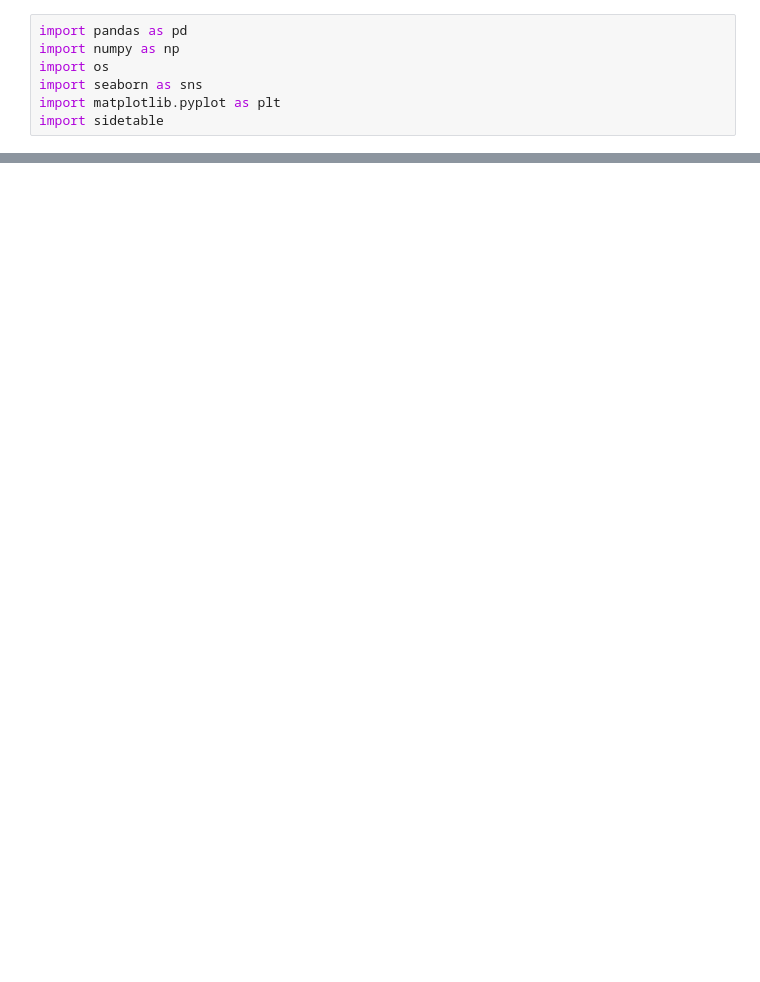
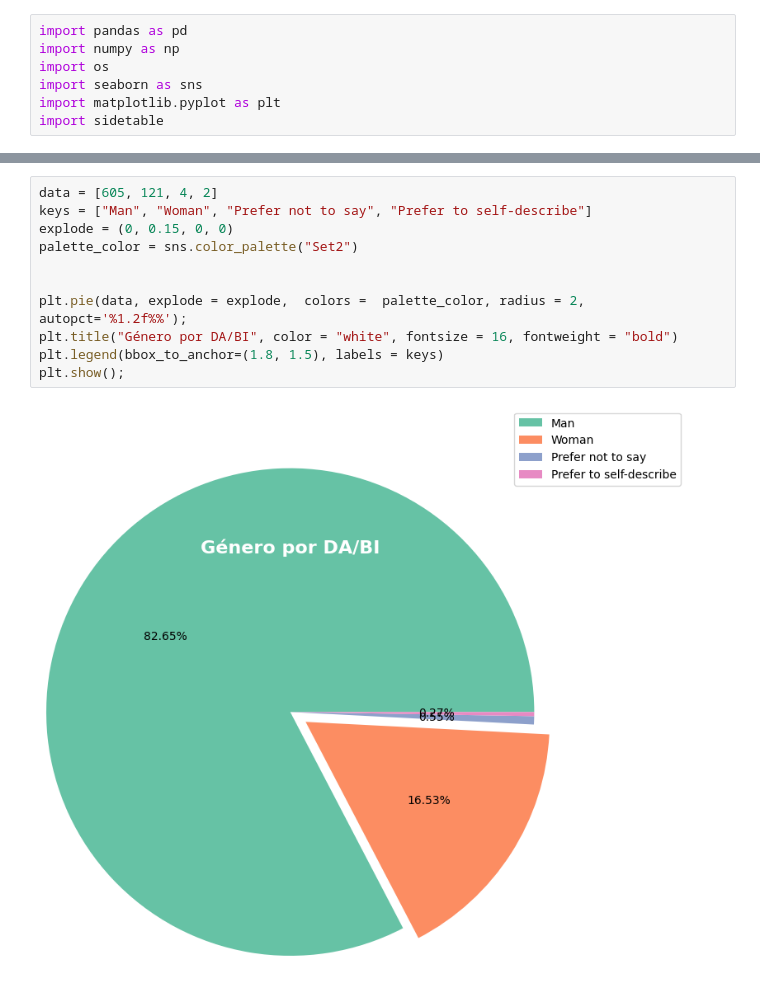
Before and after one commit to anane3373/promoE-modulo2-proyecto-equipo2-NataliaAnaIAnaGAnaS, a Jupyter notebook: 5. visualizaciones.ipynb, the cells around one changed output, grey strips where cells are left out. Drawn from its saved outputs; the diff is of its cells as text; blank space fills up the shorter version.

```diff
--- a/5. visualizaciones.ipynb
+++ b/5. visualizaciones.ipynb
@@ -54,0 +106,13 @@ SyntaxError: invalid syntax (2459855753.py, line 12)
+# %%
+data = [605, 121, 4, 2]
+keys = ["Man", "Woman", "Prefer not to say", "Prefer to self-describe"]
+explode = (0, 0.15, 0, 0)
+palette_color = sns.color_palette("Set2")
+
+
+plt.pie(data, explode = explode,  colors =  palette_color, radius = 2, autopct='%1.2f%%');
+plt.title("Género por DA/BI", color = "white", fontsize = 16, fontweight = "bold")
+plt.legend(bbox_to_anchor=(1.8, 1.5), labels = keys)
+plt.show();
+# %% [output]
+[figure, added]
```
Also changed, not shown: parts of 15 cells of this notebook, 4 other files.
